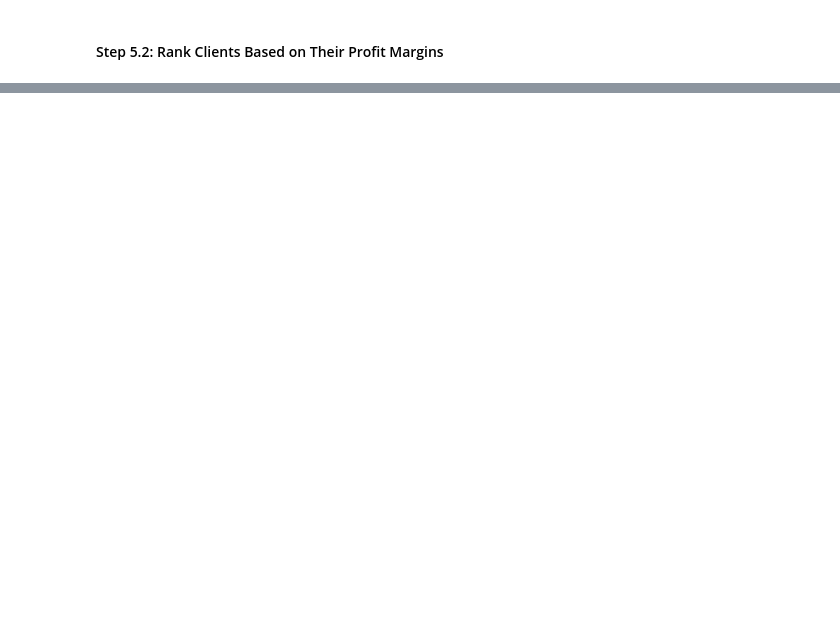
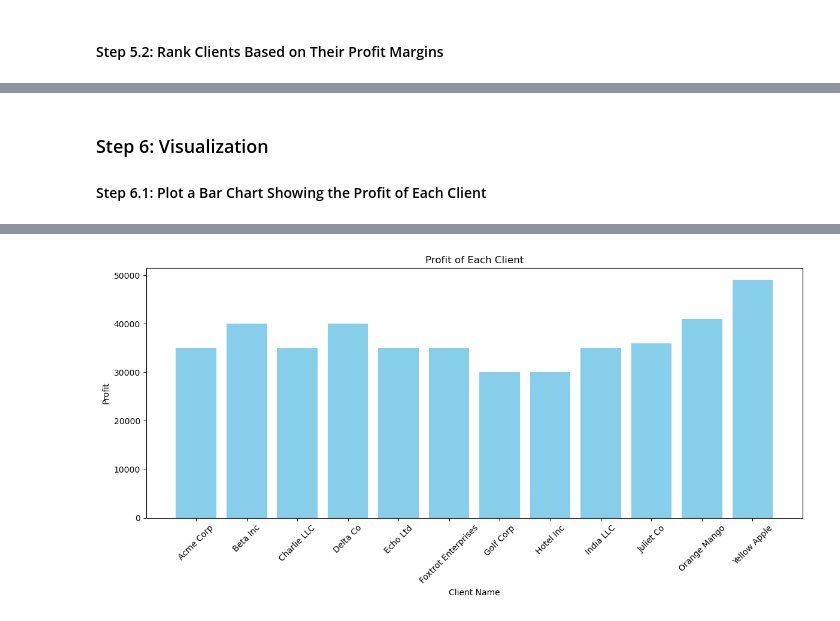
Before and after one commit to josemh301/ML-Mastery, a Jupyter notebook: 01_AdvancedPython/FileManagement/HandlingJSON.ipynb, the cells around one changed output, grey strips where cells are left out. Saved outputs shown, nothing was run; the diff lists cells and outputs as text; code cells hidden in the pictures; blank space fills up the shorter version.

Commit message:
JSON Step 6 and Readme libraries

```diff
--- a/01_AdvancedPython/FileManagement/HandlingJSON.ipynb
+++ b/01_AdvancedPython/FileManagement/HandlingJSON.ipynb
@@ -262,0 +301,22 @@ for client in ranked_clients:
+# %% [markdown]
+### Step 6: Visualization
+
+#### Step 6.1: Plot a Bar Chart Showing the Profit of Each Client
+# %%
+!pip install matplotlib
+import matplotlib.pyplot as plt
+
+# Extract client names and their profits
+client_names = [client['ClientName'] for client in financial_data]
+profits = [client['Profit'] for client in financial_data]
+
+# Plotting
+plt.figure(figsize=(12, 6))
+plt.bar(client_names, profits, color='skyblue')
+plt.xlabel('Client Name')
+plt.ylabel('Profit')
+plt.title('Profit of Each Client')
+plt.xticks(rotation=45)
+plt.tight_layout()
+plt.show()
+# %% [output]
@@ -262,0 +330 @@ for client in ranked_clients:
+[figure, added]
```
Also changed, not shown: parts of 10 cells of this notebook, 1 other file.
